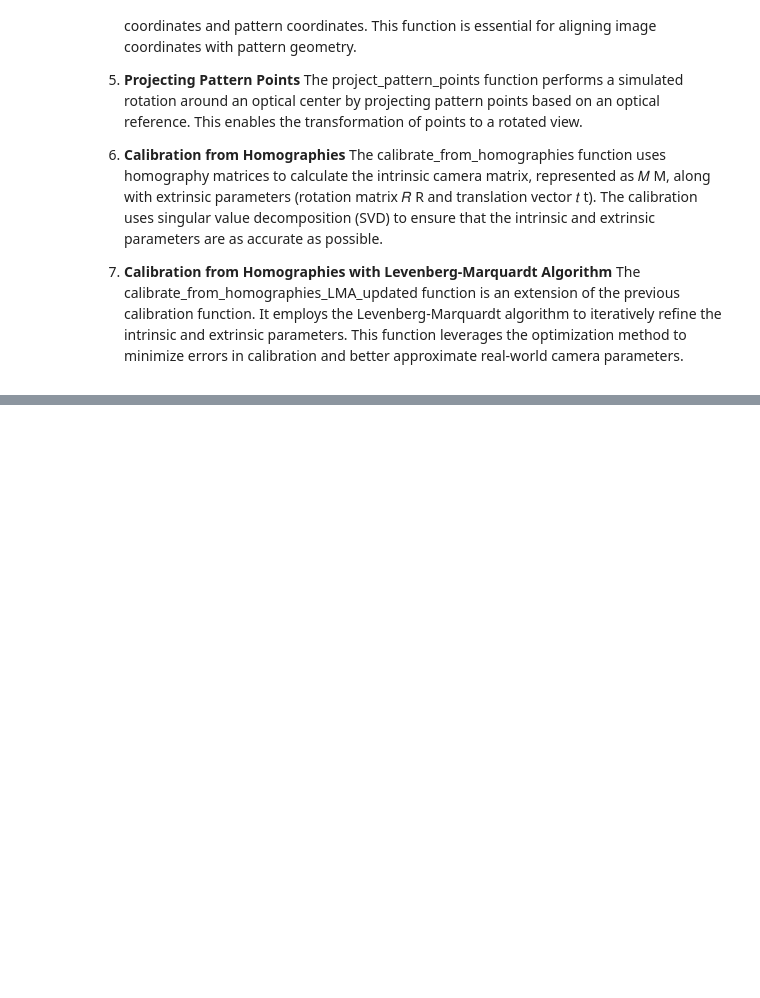
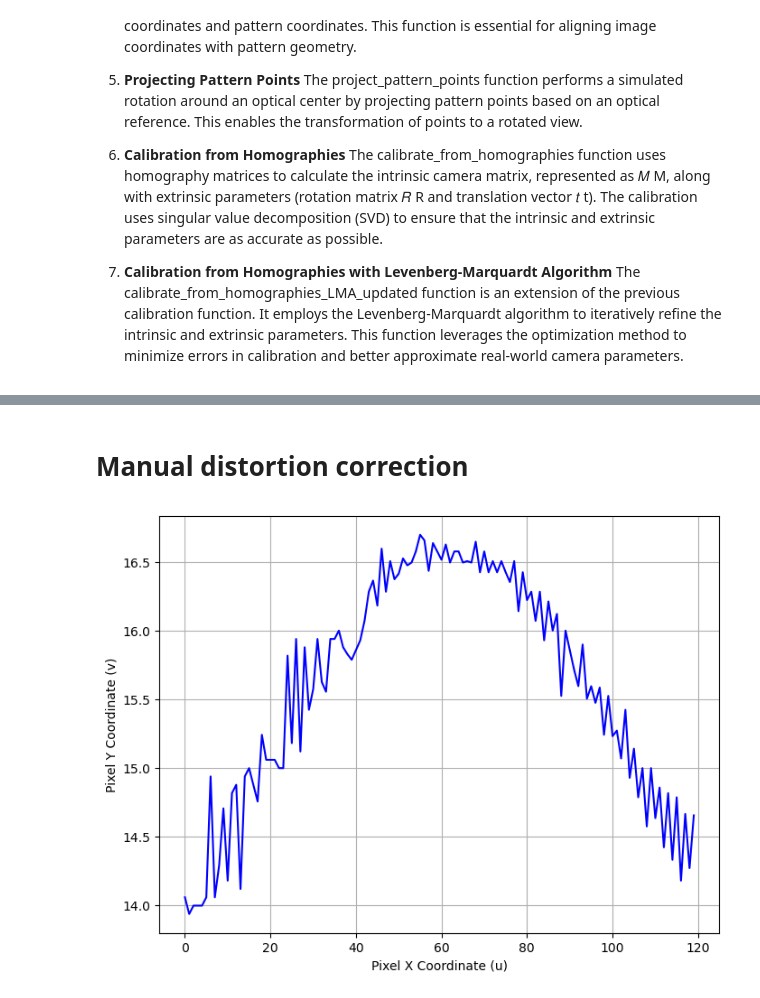
Before and after one commit to Rasmus-Ulstrup/Road-Anomaly-Detector, a Jupyter notebook: road_anomaly_detector/main/calibration/Camera_calibration/Workspace/syntethic_data.ipynb, the cells around one changed output, grey strips where cells are left out. Saved outputs shown, nothing was run; the diff lists cells and outputs as text; code cells hidden in the pictures; blank space fills up the shorter version.

```diff
--- a/road_anomaly_detector/main/calibration/Camera_calibration/Workspace/syntethic_data.ipynb
+++ b/road_anomaly_detector/main/calibration/Camera_calibration/Workspace/syntethic_data.ipynb
@@ -467,28 +60,0 @@ print(R)
-# %%
-points_1 = np.hstack((pattern_2d[0], np.zeros((pattern_2d[0].shape[0], 1))))
-points_2 = np.hstack((pattern_2d[1], np.zeros((pattern_2d[1].shape[0], 1))))
-
-
-objPoints = [np.array(points_1, dtype='f'), np.array(points_2, dtype='f')]
-imagePoints = [np.array(image_2d[0], dtype='f'), np.array(image_2d[1], dtype='f')]
-#print(objPoints)
-camera_matrix = np.array([[1.63454059e+03, 0.00000000e+00, 1.11220194e+03],
- [0.00000000e+00, 1.63454059e+03, 1.11220194e+03],
- [0.00000000e+00, 0.00000000e+00, 1.00000000e+00]], dtype=float)
-width, height = 2048, 2048
-flags = (cv2.CALIB_USE_INTRINSIC_GUESS |
-         cv2.CALIB_FIX_PRINCIPAL_POINT |
-         cv2.CALIB_ZERO_TANGENT_DIST)
-ret, mtx, dist, rvecs, tvecs = cv2.calibrateCamera(objPoints, imagePoints,
-                                                   (width, height),camera_matrix,
-                                                   None, flags=flags)
-
-h,  w = image_2d[0].shape
-
-
-newcameramtx, roi = cv2.getOptimalNewCameraMatrix(mtx,0,(w,h),1,(w,h))
-print(f"New MTX = {newcameramtx}")
-
-
-print(mtx)
-print(tvecs)
@@ -673,0 +1107,15 @@ Translation vector t:
+# %% [markdown]
+# Manual distortion correction
+# %%
+x_lines = find_line_x(image_0,160)
+n = len(x_lines)
+distances = np.diff(x_lines) if n > 1 else np.array([])
+
+plt.figure(figsize=(8, 6))
+plt.plot(distances, label='Distorted', color='blue', linestyle='-')
+plt.xlabel('Pixel X Coordinate (u)')
+plt.ylabel('Pixel Y Coordinate (v)')
+plt.grid(True)  # Optional: Add a grid for better readability
+plt.show()
+# %% [output]
+[figure, added]
```
Also changed, not shown: parts of 44 cells of this notebook, 15 other files.
